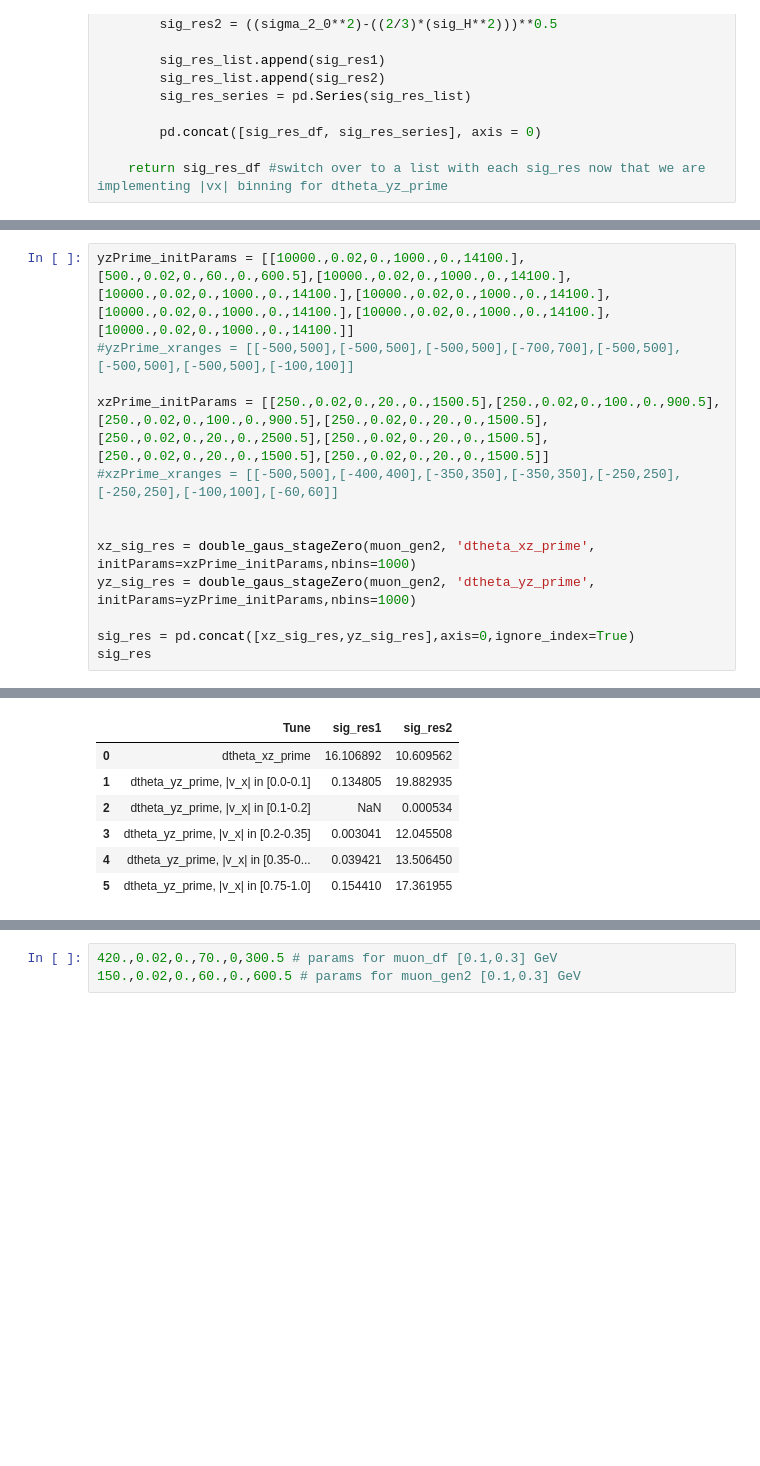
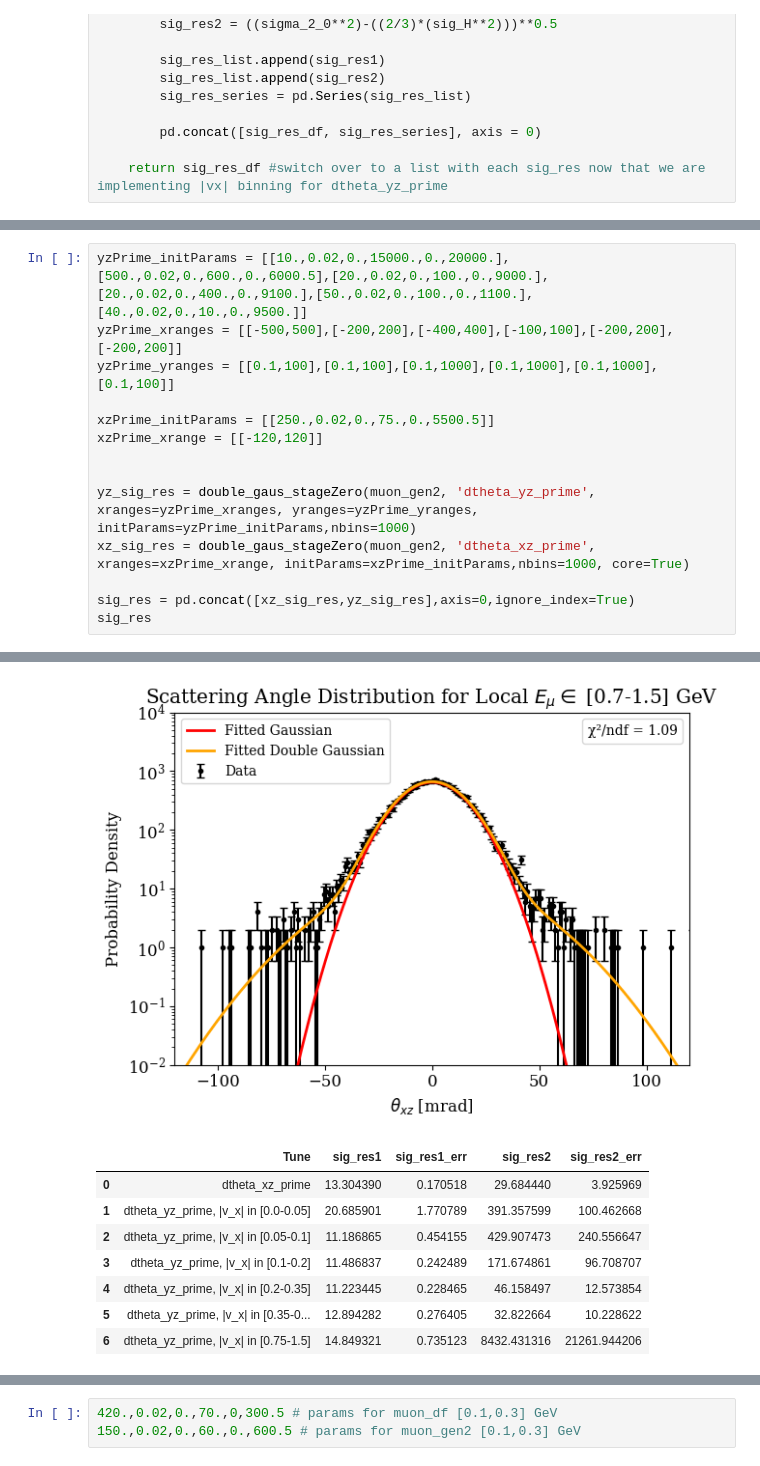
Before and after one commit to rhin525/mcs-dgaus, a Jupyter notebook: notebooks/mcs_MCSimStudy.ipynb, the cells around one changed output, grey strips where cells are left out. Saved outputs shown, nothing was run; the diff lists cells and outputs as text; blank space fills up the shorter version.

```diff
--- a/notebooks/mcs_MCSimStudy.ipynb
+++ b/notebooks/mcs_MCSimStudy.ipynb
@@ -889,13 +1007,14 @@ def double_gaus_stageZero(df, column, energyBounds=[0.1, 0.9], maxBin=[0.7, 1.5]
 # %%
-yzPrime_initParams = [[10000.,0.02,0.,1000.,0.,14100.],[500.,0.02,0.,60.,0.,600.5],[10000.,0.02,0.,1000.,0.,14100.],[10000.,0.02,0.,1000.,0.,14100.],[10000.,0.02,0.,1000.,0.,14100.],[10000.,0.02,0.,1000.,0.,14100.],[10000.,0.02,0.,1000.,0.,14100.],[10000.,0.02,0.,1000.,0.,14100.]]
-#yzPrime_xranges = [[-500,500],[-500,500],[-500,500],[-700,700],[-500,500],[-500,500],[-500,500],[-100,100]]
+yzPrime_initParams = [[10.,0.02,0.,15000.,0.,20000.],[500.,0.02,0.,600.,0.,6000.5],[20.,0.02,0.,100.,0.,9000.],[20.,0.02,0.,400.,0.,9100.],[50.,0.02,0.,100.,0.,1100.],[40.,0.02,0.,10.,0.,9500.]]
+yzPrime_xranges = [[-500,500],[-200,200],[-400,400],[-100,100],[-200,200],[-200,200]]
+yzPrime_yranges = [[0.1,100],[0.1,100],[0.1,1000],[0.1,1000],[0.1,1000],[0.1,100]]
 
-xzPrime_initParams = [[250.,0.02,0.,20.,0.,1500.5],[250.,0.02,0.,100.,0.,900.5],[250.,0.02,0.,100.,0.,900.5],[250.,0.02,0.,20.,0.,1500.5],[250.,0.02,0.,20.,0.,2500.5],[250.,0.02,0.,20.,0.,1500.5],[250.,0.02,0.,20.,0.,1500.5],[250.,0.02,0.,20.,0.,1500.5]]
-#xzPrime_xranges = [[-500,500],[-400,400],[-350,350],[-350,350],[-250,250],[-250,250],[-100,100],[-60,60]]
+xzPrime_initParams = [[250.,0.02,0.,75.,0.,5500.5]]
+xzPrime_xrange = [[-120,120]]
 
 
-xz_sig_res = double_gaus_stageZero(muon_gen2, 'dtheta_xz_prime', initParams=xzPrime_initParams,nbins=1000)
-yz_sig_res = double_gaus_stageZero(muon_gen2, 'dtheta_yz_prime', initParams=yzPrime_initParams,nbins=1000)
+yz_sig_res = double_gaus_stageZero(muon_gen2, 'dtheta_yz_prime', xranges=yzPrime_xranges, yranges=yzPrime_yranges, initParams=yzPrime_initParams,nbins=1000)
+xz_sig_res = double_gaus_stageZero(muon_gen2, 'dtheta_xz_prime', xranges=xzPrime_xrange, initParams=xzPrime_initParams,nbins=1000, core=True)
 
 sig_res = pd.concat([xz_sig_res,yz_sig_res],axis=0,ignore_index=True)
 sig_res
@@ -903,9 +1023,11 @@ sig_res
+[figure, added]
-|  | Tune | sig_res1 | sig_res2 |
-| 0 | dtheta_xz_prime | 16.106892 | 10.609562 |
-| 1 | dtheta_yz_prime, |v_x| in [0.0-0.1] | 0.134805 | 19.882935 |
-| 2 | dtheta_yz_prime, |v_x| in [0.1-0.2] | NaN | 0.000534 |
-| 3 | dtheta_yz_prime, |v_x| in [0.2-0.35] | 0.003041 | 12.045508 |
-| 4 | dtheta_yz_prime, |v_x| in [0.35-0... | 0.039421 | 13.506450 |
-| 5 | dtheta_yz_prime, |v_x| in [0.75-1.0] | 0.154410 | 17.361955 |
+|  | Tune | sig_res1 | sig_res1_err | sig_res2 | sig_res2_err |
+| 0 | dtheta_xz_prime | 13.304390 | 0.170518 | 29.684440 | 3.925969 |
+| 1 | dtheta_yz_prime, |v_x| in [0.0-0.05] | 20.685901 | 1.770789 | 391.357599 | 100.462668 |
+| 2 | dtheta_yz_prime, |v_x| in [0.05-0.1] | 11.186865 | 0.454155 | 429.907473 | 240.556647 |
+| 3 | dtheta_yz_prime, |v_x| in [0.1-0.2] | 11.486837 | 0.242489 | 171.674861 | 96.708707 |
+| 4 | dtheta_yz_prime, |v_x| in [0.2-0.35] | 11.223445 | 0.228465 | 46.158497 | 12.573854 |
+| 5 | dtheta_yz_prime, |v_x| in [0.35-0... | 12.894282 | 0.276405 | 32.822664 | 10.228622 |
+| 6 | dtheta_yz_prime, |v_x| in [0.75-1.5] | 14.849321 | 0.735123 | 8432.431316 | 21261.944206 |
 ****************************************
 Minimizer is Minuit2 / Migrad
```
Also changed, not shown: parts of 5 cells of this notebook.
